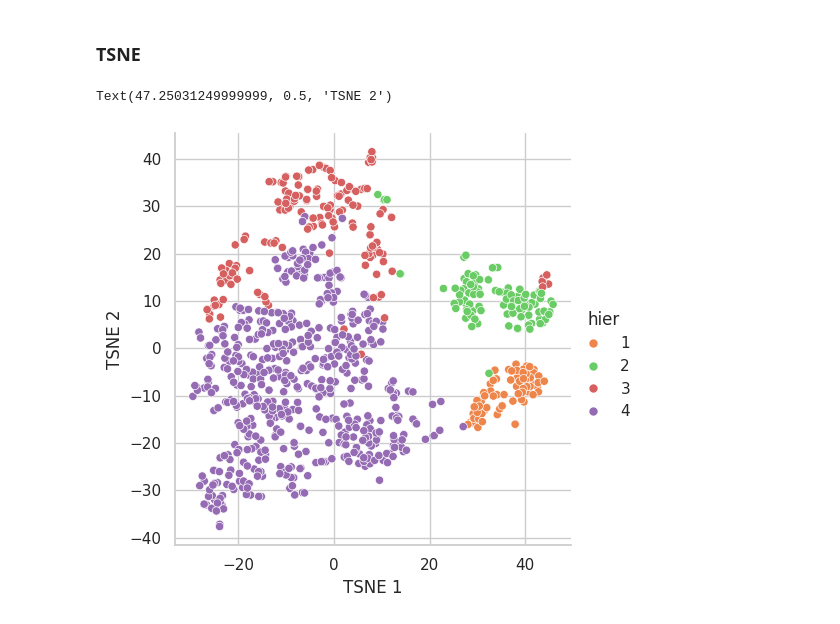
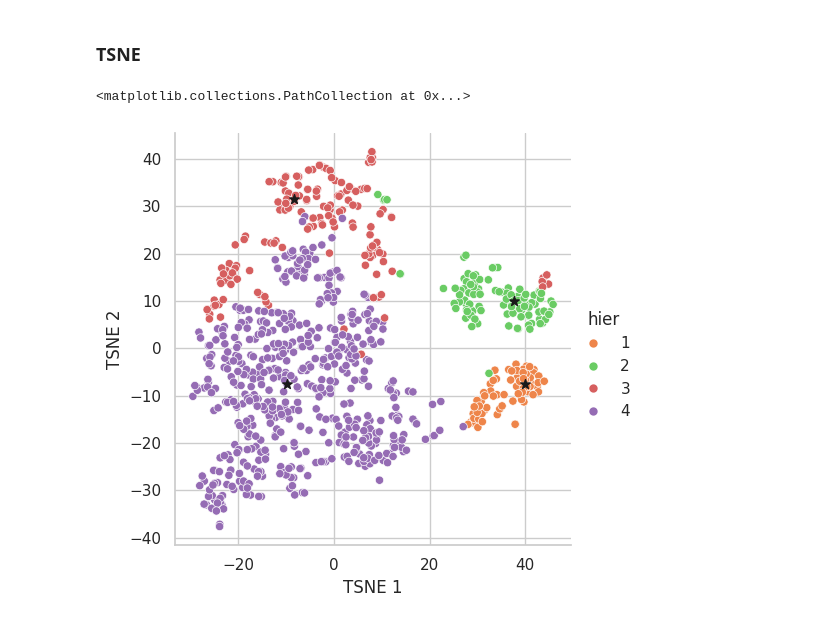
Before and after one commit to g-fabiani4-unipi/dm2_project, a Jupyter notebook: src/time_series/structure_clustering.ipynb, the cells around one changed output. Drawn from its saved outputs; the diff is of its cells as text; code cells hidden in the pictures.

```diff
--- a/src/time_series/structure_clustering.ipynb
+++ b/src/time_series/structure_clustering.ipynb
@@ -428,7 +428,8 @@ tsne_train.index = train.index
 # %%
 sns.relplot(tsne_train, x=x, y=y, hue=train['hier'], palette=cluster_palette)
 plt.xlabel(f"TSNE {x+1}")
 plt.ylabel(f"TSNE {y+1}")
+plt.scatter(x=tsne_train.loc[medoids][x], y=tsne_train.loc[medoids][y], c='k', marker='*', s=50)
 # %% [output]
-Text(47.25031249999999, 0.5, 'TSNE 2')
+<matplotlib.collections.PathCollection at 0x...>
-[figure, old version]
+[figure, new version]
```
Also changed, not shown: parts of 3 cells of this notebook, 1 other file.
